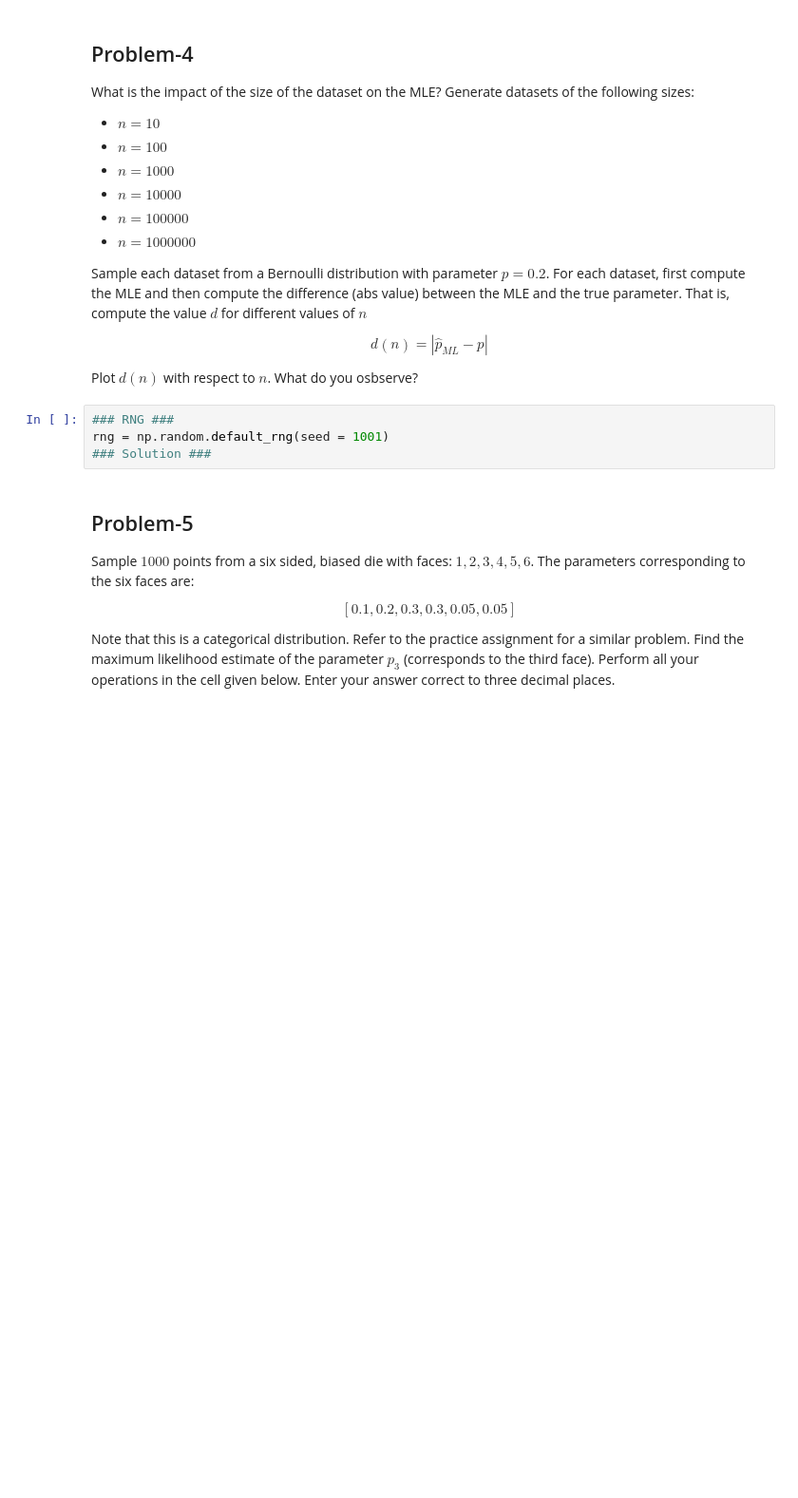
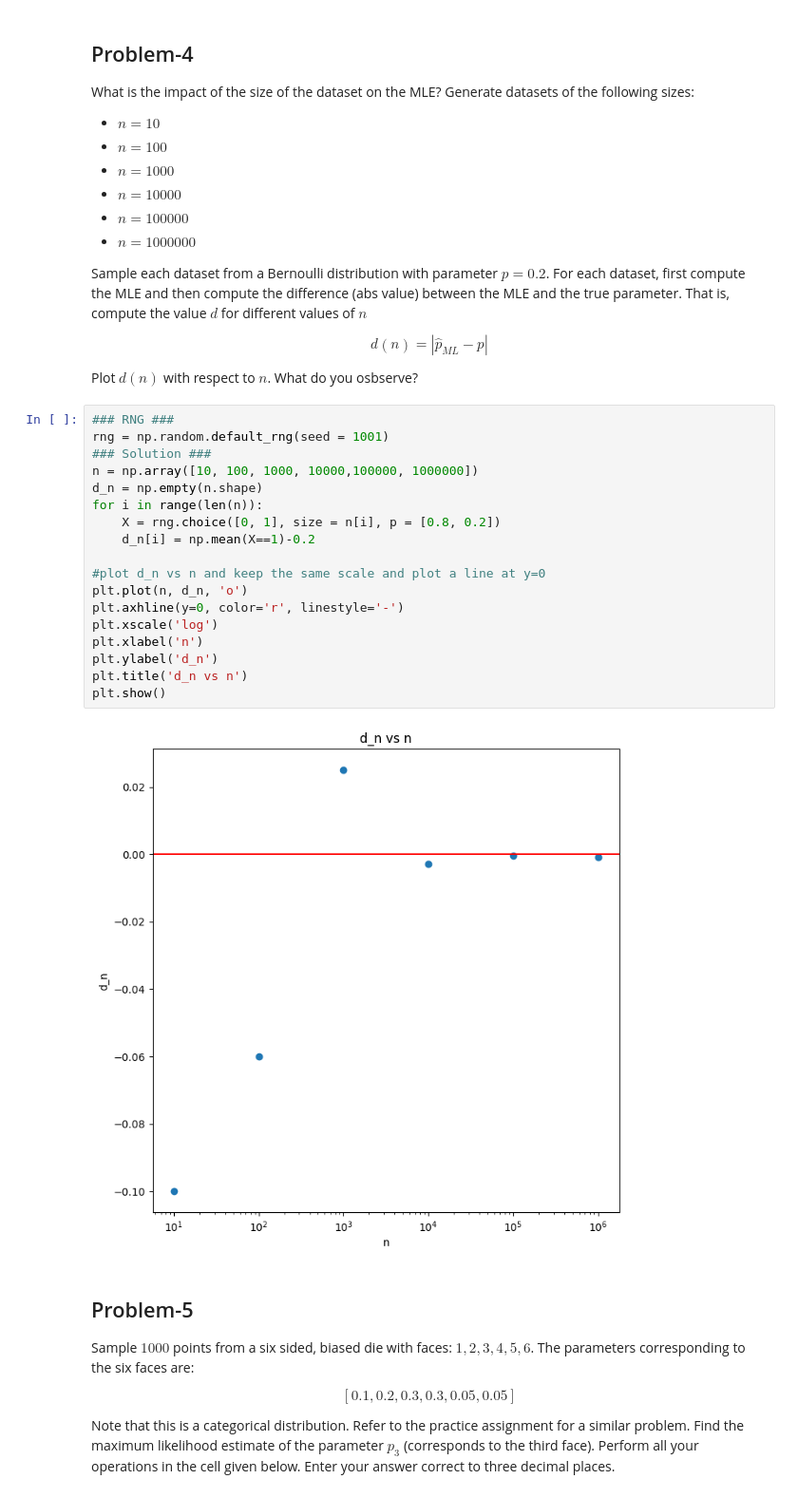
Before and after one commit to kumar-shivang/Machine-Learning-T, a Jupyter notebook: Week_4_part_1.ipynb, the cells around one changed output. Shown at 95% size. Saved outputs shown, nothing was run; the diff lists cells and outputs as text; blank space fills up the shorter version.

```diff
--- a/Week_4_part_1.ipynb
+++ b/Week_4_part_1.ipynb
@@ -85,10 +101,26 @@ d(n) = |\hat{p}_{ML} - p|
 $$
 
 Plot $d(n)$ with respect to $n$. What do you osbserve?
-# %%
-### RNG ###
-rng = np.random.default_rng(seed = 1001)
-### Solution ###
+# %%
+### RNG ###
+rng = np.random.default_rng(seed = 1001)
+### Solution ###
+n = np.array([10, 100, 1000, 10000,100000, 1000000])
+d_n = np.empty(n.shape)
+for i in range(len(n)):
+    X = rng.choice([0, 1], size = n[i], p = [0.8, 0.2])
+    d_n[i] = np.mean(X==1)-0.2
+
+#plot d_n vs n and keep the same scale and plot a line at y=0
+plt.plot(n, d_n, 'o')
+plt.axhline(y=0, color='r', linestyle='-')
+plt.xscale('log')
+plt.xlabel('n')
+plt.ylabel('d_n')
+plt.title('d_n vs n')
+plt.show()
+# %% [output]
+[figure, added]
 # %% [markdown]
 ## Problem-5
 
```
Also changed, not shown: parts of 15 cells of this notebook.
